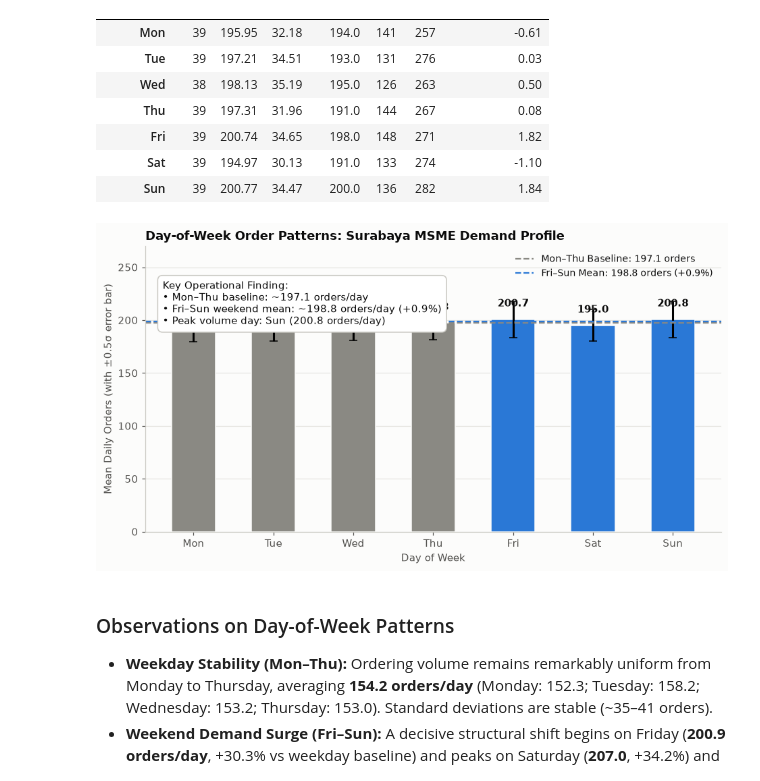
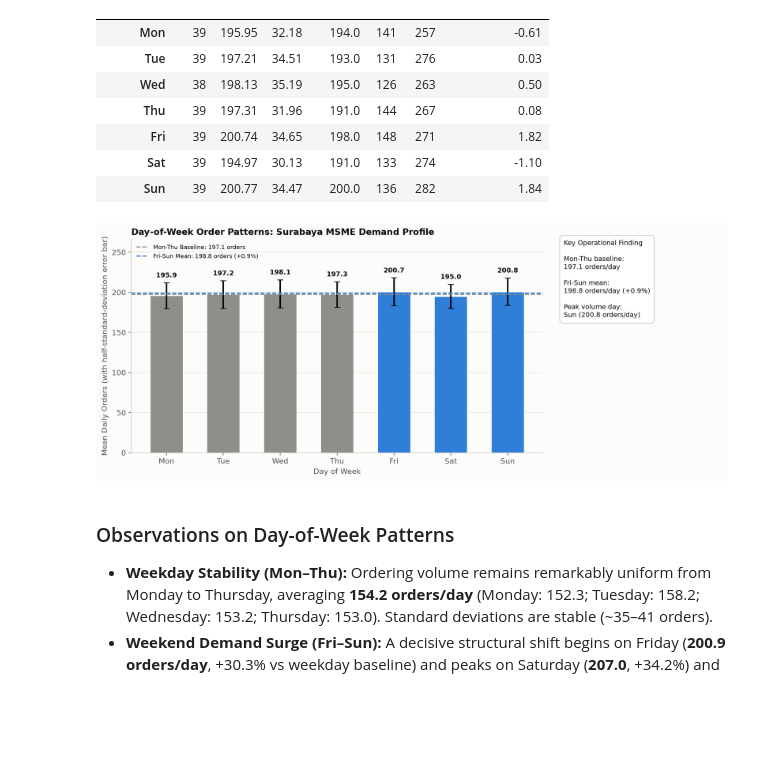
Before and after one commit to priyagarnet20-ops/weather-food-orders, a Jupyter notebook: notebooks/04_eda.ipynb, the cells around one changed output. Cells and saved outputs as stored; diff of their text form; code cells hidden in the pictures; blank space fills up the shorter version.

Commit message:
fix(eda): clean chart annotations

```diff
--- a/notebooks/04_eda.ipynb
+++ b/notebooks/04_eda.ipynb
@@ -196,11 +196,48 @@ display(dow_summary.round(2))
 | Sat | 39 | 194.97 | 30.13 | 191.0 | 133 | 274 | -1.10 |
 | Sun | 39 | 200.77 | 34.47 | 200.0 | 136 | 282 | 1.84 |
 # %%
-fig03 = eda.plot_fig03_weekday_patterns(daily, RESULTS / "eda_03_weekday_patterns.png")
+weekday_names = ["Mon", "Tue", "Wed", "Thu", "Fri", "Sat", "Sun"]
+weekday_stats = daily.groupby("dow_name")["order_count"].agg(["mean", "std"]).reindex(weekday_names)
+weekday_stats["std"] = weekday_stats["std"].fillna(0)
+weekday_baseline = weekday_stats.loc[weekday_names[:4], "mean"].mean()
+weekend_mean = weekday_stats.loc[weekday_names[4:], "mean"].mean()
+weekend_lift_pct = (weekend_mean - weekday_baseline) / weekday_baseline * 100
+peak_day = weekday_stats["mean"].idxmax()
+peak_orders = weekday_stats["mean"].max()
+
+fig03, ax = plt.subplots(figsize=(13, 5.2))
+bar_colors = ["#8f8e89"] * 4 + ["#2f7ed8"] * 3
+bars = ax.bar(weekday_names, weekday_stats["mean"], yerr=weekday_stats["std"] / 2,
+              capsize=4, color=bar_colors, width=0.58, edgecolor="white")
+ax.axhline(weekday_baseline, color="#8f8e89", linestyle="--", linewidth=1.5,
+           label=f"Mon-Thu Baseline: {weekday_baseline:.1f} orders")
+ax.axhline(weekend_mean, color="#2f7ed8", linestyle="--", linewidth=1.5,
+           label=f"Fri-Sun Mean: {weekend_mean:.1f} orders ({weekend_lift_pct:+.1f}%)")
+for bar, (_, row) in zip(bars, weekday_stats.iterrows()):
+    ax.annotate(f"{row['mean']:.1f}",
+                xy=(bar.get_x() + bar.get_width() / 2, row["mean"] + row["std"] / 2),
+                xytext=(0, 5), textcoords="offset points", ha="center", va="bottom",
+                fontsize=9, fontweight="bold")
+ax.set_title("Day-of-Week Order Patterns: Surabaya MSME Demand Profile")
+ax.set_xlabel("Day of Week")
+ax.set_ylabel("Mean Daily Orders (with half-standard-deviation error bar)")
+ax.set_ylim(0, (weekday_stats["mean"] + weekday_stats["std"] / 2).max() * 1.22)
+ax.legend(loc="upper left", frameon=False, fontsize=8)
+fig03.subplots_adjust(right=0.72)
+insight_ax = fig03.add_axes([0.75, 0.14, 0.23, 0.74])
+insight_ax.set_axis_off()
+insight_ax.text(0, 1,
+                "Key Operational Finding\n\n"
+                f"Mon-Thu baseline:\n{weekday_baseline:.1f} orders/day\n\n"
+                f"Fri-Sun mean:\n{weekend_mean:.1f} orders/day ({weekend_lift_pct:+.1f}%)\n\n"
+                f"Peak volume day:\n{peak_day} ({peak_orders:.1f} orders/day)",
+                va="top", fontsize=9,
+                bbox=dict(boxstyle="round,pad=0.6", facecolor="white", edgecolor="#cccccc"))
+eda.save_fig(fig03, RESULTS / "eda_03_weekday_patterns.png")
 eda.save_fig(fig03, SLIDES_FIGS / "eda_03_weekday_patterns.png")
 plt.show()
 # %% [output]
-[figure, old version]
+[figure, new version]
 # %% [markdown]
 ### Observations on Day-of-Week Patterns
 * **Weekday Stability (Mon–Thu):** Ordering volume remains remarkably uniform from Monday to Thursday, averaging **154.2 orders/day** (Monday: 152.3; Tuesday: 158.2; Wednesday: 153.2; Thursday: 153.0). Standard deviations are stable (~35–41 orders).
```
Also changed, not shown: parts of 10 cells of this notebook, 10 other files.
